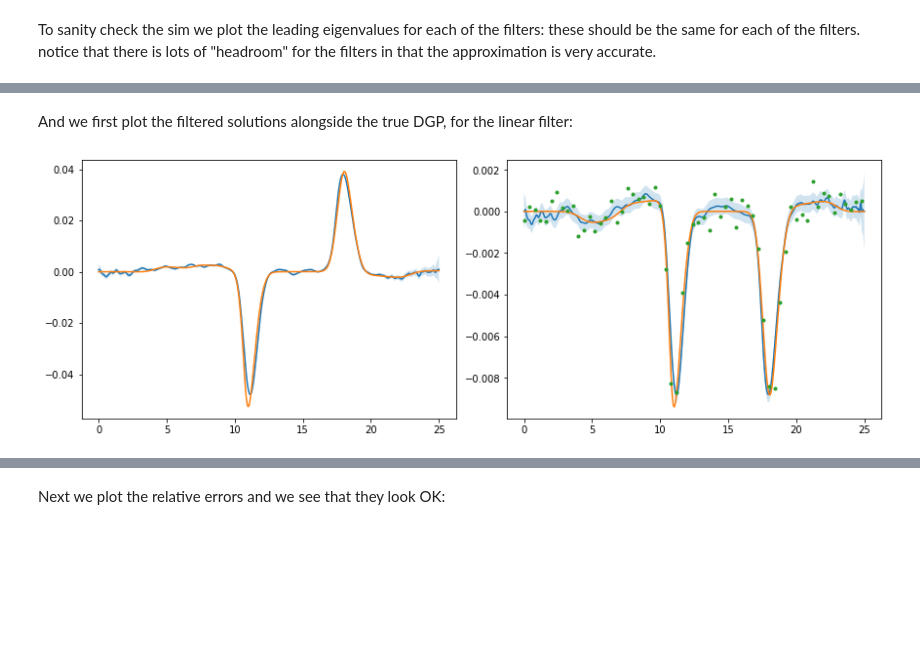
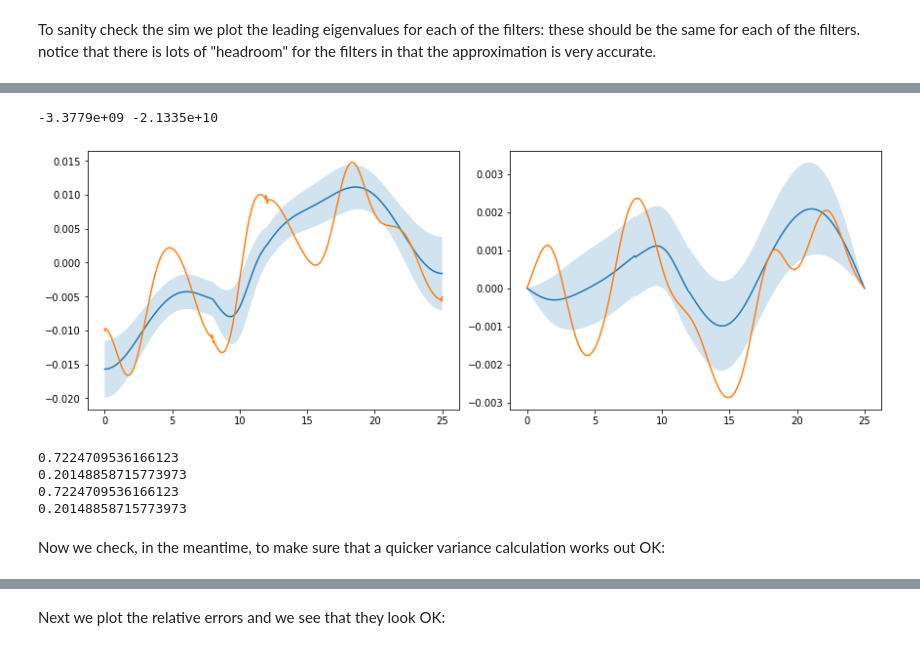
Before and after one commit to connor-duffin/sswfe, a Jupyter notebook: docs/swe-filter-1d-bump-example.ipynb, the cells around one changed output, grey strips where cells are left out. Saved outputs shown, nothing was run; the diff lists cells and outputs as text; code cells hidden in the pictures; blank space fills up the shorter version.

Commit message:
Running experiments --- first batch of SWE done

```diff
--- a/docs/swe-filter-1d-bump-example.ipynb
+++ b/docs/swe-filter-1d-bump-example.ipynb
@@ -141,27 +202,48 @@ for i in tqdm(range(nt)):
-# %% [markdown]
-And we first plot the filtered solutions alongside the true DGP, for the linear filter:
+# %%
+print(f'{np.sum(lml):.4e}', f'{np.sum(lml_ex):.4e}')
+# %% [output]
+-3.3779e+09 -2.1335e+10
 # %%
 fig, axs = plt.subplots(1, 2, constrained_layout=True, figsize=(12, 4))
-H_u_verts = build_observation_operator(swe_dgp.x_coords, swe_dgp.W, sub=0)
-H_h_verts = build_observation_operator(swe_dgp.x_coords, swe_dgp.W, sub=1)
 
 u_true, h_true = swe_dgp.get_vertex_values()
 u_mean, h_mean = swe_post.get_vertex_values()
+h_mean_alt = H_h_verts @ swe_post.mean
+
 var_u = np.diagonal(H_u_verts @ swe_post.cov_sqrt @ (H_u_verts @ swe_post.cov_sqrt).T)
 var_h = np.diagonal(H_h_verts @ swe_post.cov_sqrt @ (H_h_verts @ swe_post.cov_sqrt).T)
 
-axs[0].plot(swe_dgp.x_coords, u_mean)
+u_mean_ex, h_mean_ex = swe_post_ex.get_vertex_values()
+u_mean_ex_alt = H_u_verts @ swe_post_ex.mean
+
+var_u_ex = np.sum((H_u_verts @ swe_post_ex.cov_sqrt)**2, axis=1)
+var_h_ex = np.sum((H_h_verts @ swe_post_ex.cov_sqrt)**2, axis=1)
+
+axs[0].plot(swe_dgp.x_coords, u_mean_ex)
 axs[0].fill_between(swe_dgp.x_coords[:, 0],
-                    u_mean - 1.96 * np.sqrt(var_u), u_mean + 1.96 * np.sqrt(var_u),
+                    u_mean_ex - 1.96 * np.sqrt(var_u_ex), u_mean_ex + 1.96 * np.sqrt(var_u_ex),
                     alpha=0.2)
 axs[0].plot(swe_dgp.x_coords, u_true)
 
-axs[1].plot(swe_dgp.x_coords, h_mean)
+axs[1].plot(swe_dgp.x_coords, h_mean_ex)
 axs[1].fill_between(swe_dgp.x_coords[:, 0],
-                    h_mean - 1.96 * np.sqrt(var_h), h_mean + 1.96 * np.sqrt(var_h),
+                    h_mean_ex - 1.96 * np.sqrt(var_h_ex), h_mean_ex + 1.96 * np.sqrt(var_h_ex),
                     alpha=0.2)
 axs[1].plot(swe_dgp.x_coords, h_true)
-axs[1].plot(x_obs,  y_obs[-1, :], ".")
+# axs[1].plot(x_obs,  y_obs[-1, :], ".")
 plt.show()
 # %% [output]
-[figure, old version]
+[figure, new version]
+# %%
+print(norm(h_mean_ex - h_true) / norm(h_true))
+print(norm(h_mean - h_true) / norm(h_true))
+
+print(errors_h_ex[-1])
+print(errors_h[-1])
+# %% [output]
+0.7224709536166123
+0.20148858715773973
+0.7224709536166123
+0.20148858715773973
+# %% [markdown]
+Now we check, in the meantime, to make sure that a quicker variance calculation works out OK:
```
Also changed, not shown: parts of 20 cells of this notebook, 4 other files.
